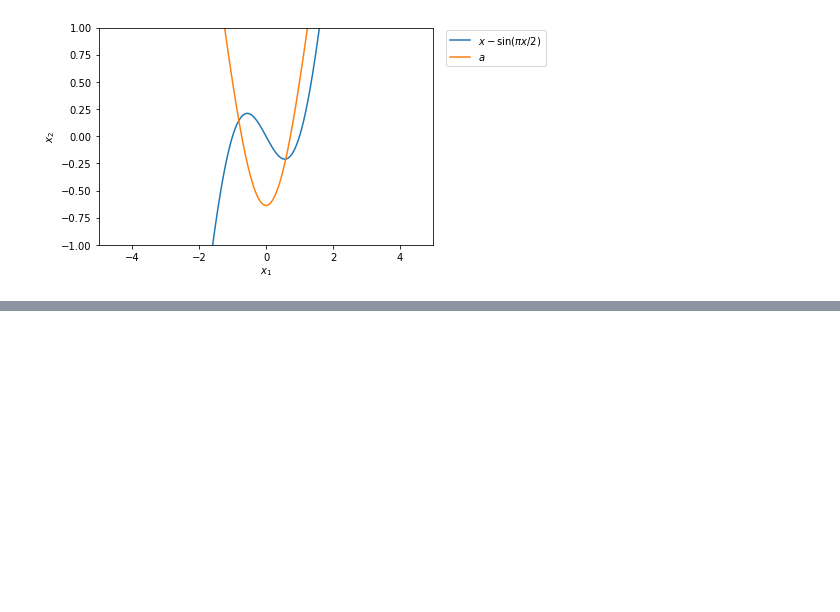
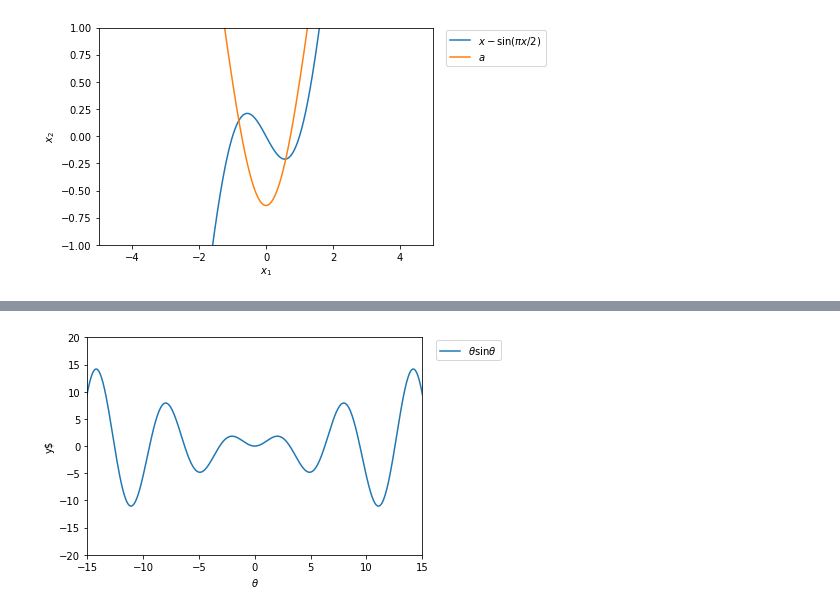
Before and after one commit to BoomAmplifier/NLS-HW, a Jupyter notebook: HW3.ipynb, the cells around one changed output, grey strips where cells are left out. Drawn from its saved outputs; the diff is of its cells as text; code cells hidden in the pictures; blank space fills up the shorter version.

```diff
--- a/HW3.ipynb
+++ b/HW3.ipynb
@@ -427,0 +488,22 @@ plt.show()
+# %%
+fig = plt.figure()
+ax = fig.add_subplot(111)
+
+x= np.linspace(-12*np.pi,12*np.pi,1024,endpoint=True)
+
+y1= x*np.sin(x)
+ax.plot(x, y1, label='$\\theta\sin{\\theta}$')
+
+# plt.axis('scaled')
+# plt.axis('equal')
+plt.xlabel('$\\theta$')
+plt.ylabel('y$')
+plt.ylim(-20,20)
+plt.xlim(-15,15)
+
+plt.legend(loc='upper right',\
+           bbox_to_anchor=(1.25, 1.01),ncol=1)
+
+plt.show()
+# %% [output]
+[figure, added]
```
Also changed, not shown: parts of 16 cells of this notebook.
